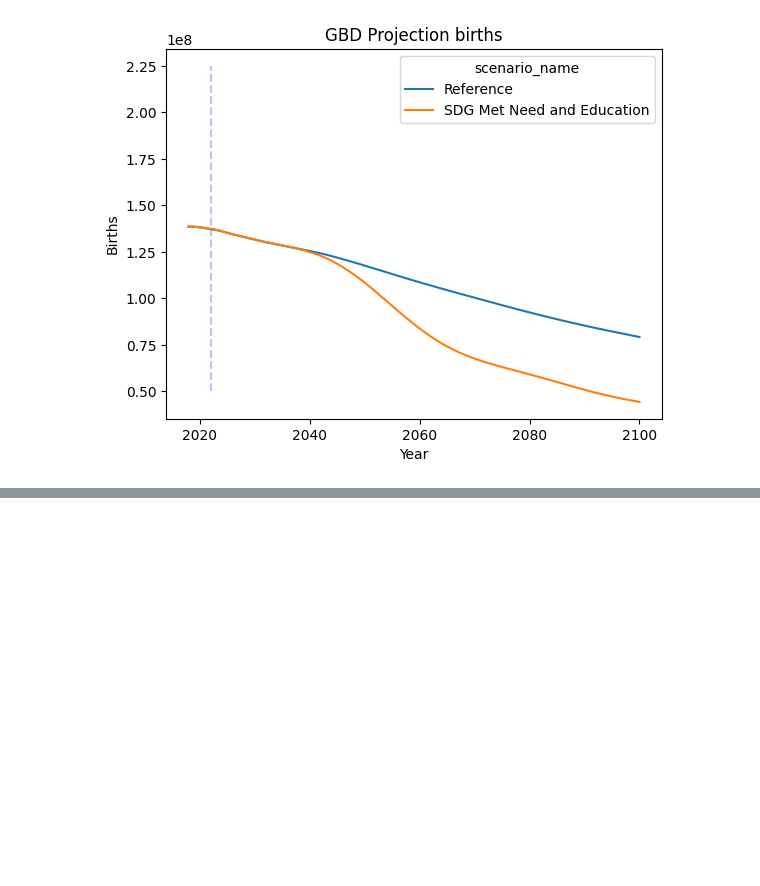
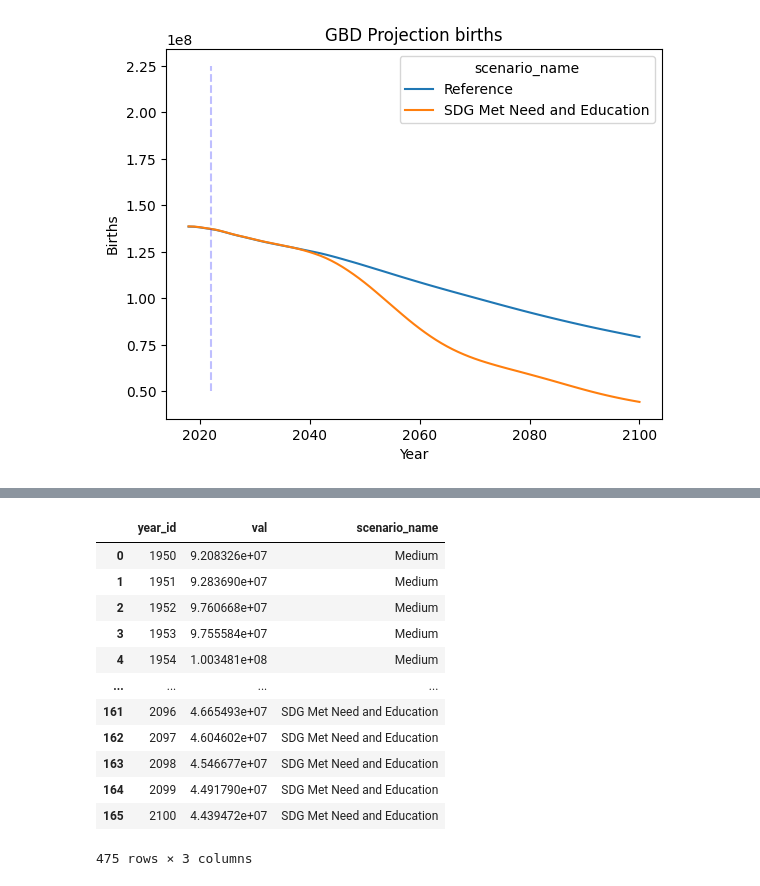
Before and after one commit to Niallfealty/n8b_un_foundation, a Jupyter notebook: model_analysis/exploratory/notebooks/initial_results/ComputeN8B.ipynb, the cells around one changed output, grey strips where cells are left out. Cells and saved outputs as stored; diff of their text form; code cells hidden in the pictures; blank space fills up the shorter version.

```diff
--- a/model_analysis/exploratory/notebooks/initial_results/ComputeN8B.ipynb
+++ b/model_analysis/exploratory/notebooks/initial_results/ComputeN8B.ipynb
@@ -113,0 +136,16 @@ df_unpd.groupby("Scenario").BirthsSingle.sum
+# %%
+df_comb
+# %% [output]
+|  | year_id | val | scenario_name |
+| 0 | 1950 | 9.208326e+07 | Medium |
+| 1 | 1951 | 9.283690e+07 | Medium |
+| 2 | 1952 | 9.760668e+07 | Medium |
+| 3 | 1953 | 9.755584e+07 | Medium |
+| 4 | 1954 | 1.003481e+08 | Medium |
+| ... | ... | ... | ... |
+| 161 | 2096 | 4.665493e+07 | SDG Met Need and Education |
+| 162 | 2097 | 4.604602e+07 | SDG Met Need and Education |
+| 163 | 2098 | 4.546677e+07 | SDG Met Need and Education |
+| 164 | 2099 | 4.491790e+07 | SDG Met Need and Education |
+| 165 | 2100 | 4.439472e+07 | SDG Met Need and Education |
+475 rows × 3 columns
```
Also changed, not shown: parts of 9 cells of this notebook.
